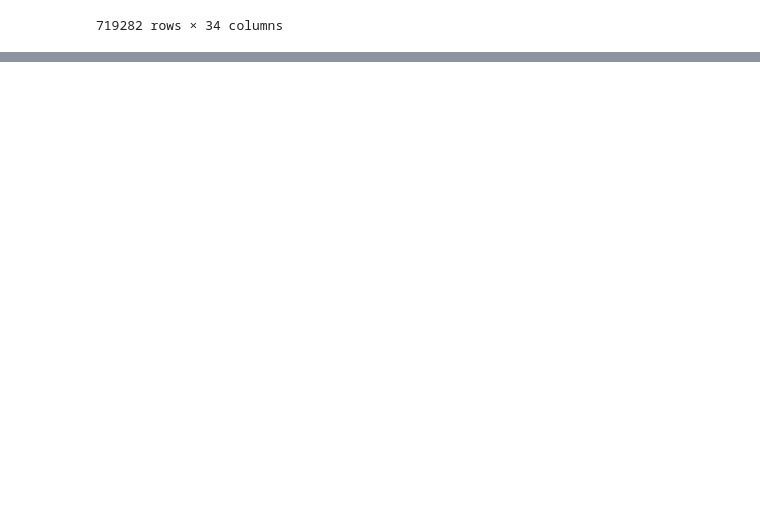
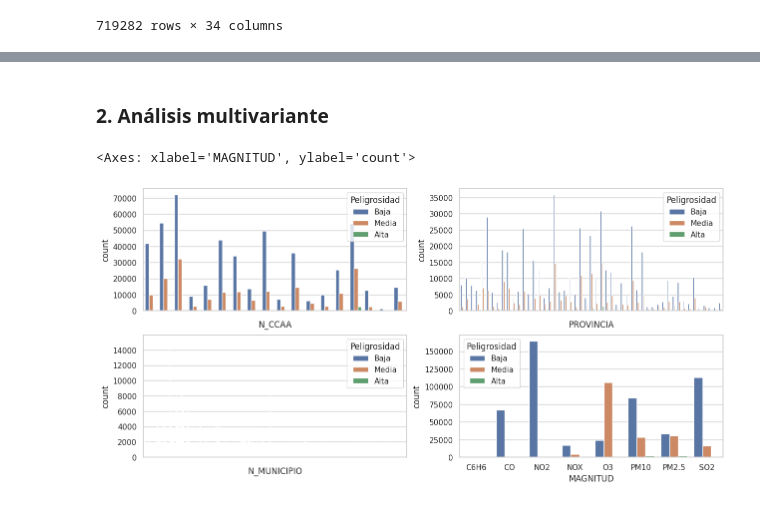
Before and after one commit to Pilizmt/Final-project-air-quality, a Jupyter notebook: src/EDA.ipynb, the cells around one changed output, grey strips where cells are left out. Saved outputs shown, nothing was run; the diff lists cells and outputs as text; code cells hidden in the pictures; blank space fills up the shorter version.

```diff
--- a/src/EDA.ipynb
+++ b/src/EDA.ipynb
@@ -148,0 +205,13 @@ clean_df
+# %% [markdown]
+### **2. Análisis multivariante**
+# %%
+# Análisis Categórico-categórico
+fig, axis = plt.subplots(2, 2, figsize = (15, 7))
+
+sns.countplot(ax = axis[0, 0], data = clean_df, x = "N_CCAA", hue = "Peligrosidad").set_xticklabels([])
+sns.countplot(ax = axis[0, 1], data = clean_df, x = "PROVINCIA", hue = "Peligrosidad").set_xticklabels([])
+sns.countplot(ax = axis[1, 0], data = clean_df, x = "N_MUNICIPIO", hue = "Peligrosidad").set_xticklabels([])
+sns.countplot(ax = axis[1, 1], data = clean_df, x = "MAGNITUD", hue = "Peligrosidad")
+# %% [output]
+<Axes: xlabel='MAGNITUD', ylabel='count'>
+[figure, added]
```
Also changed, not shown: parts of 13 cells of this notebook.
